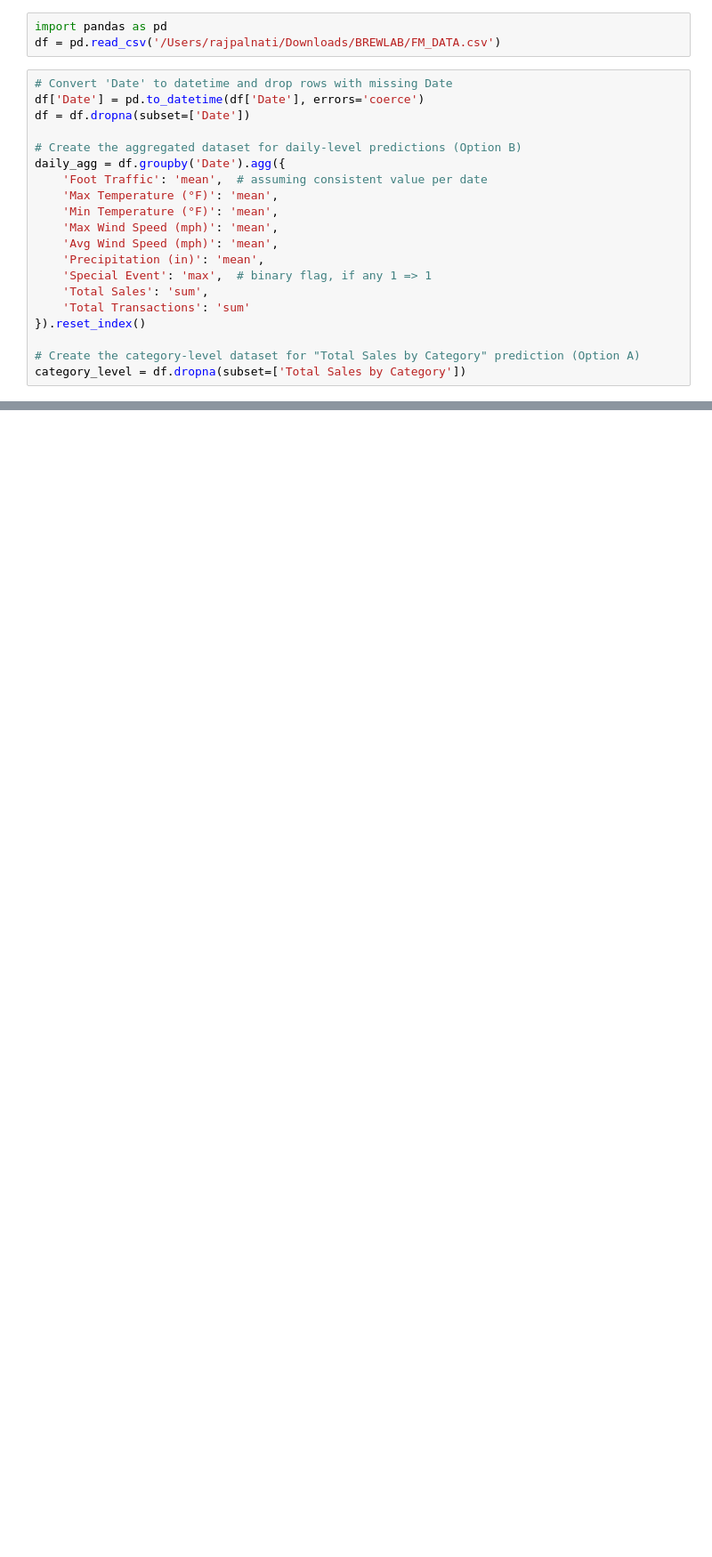
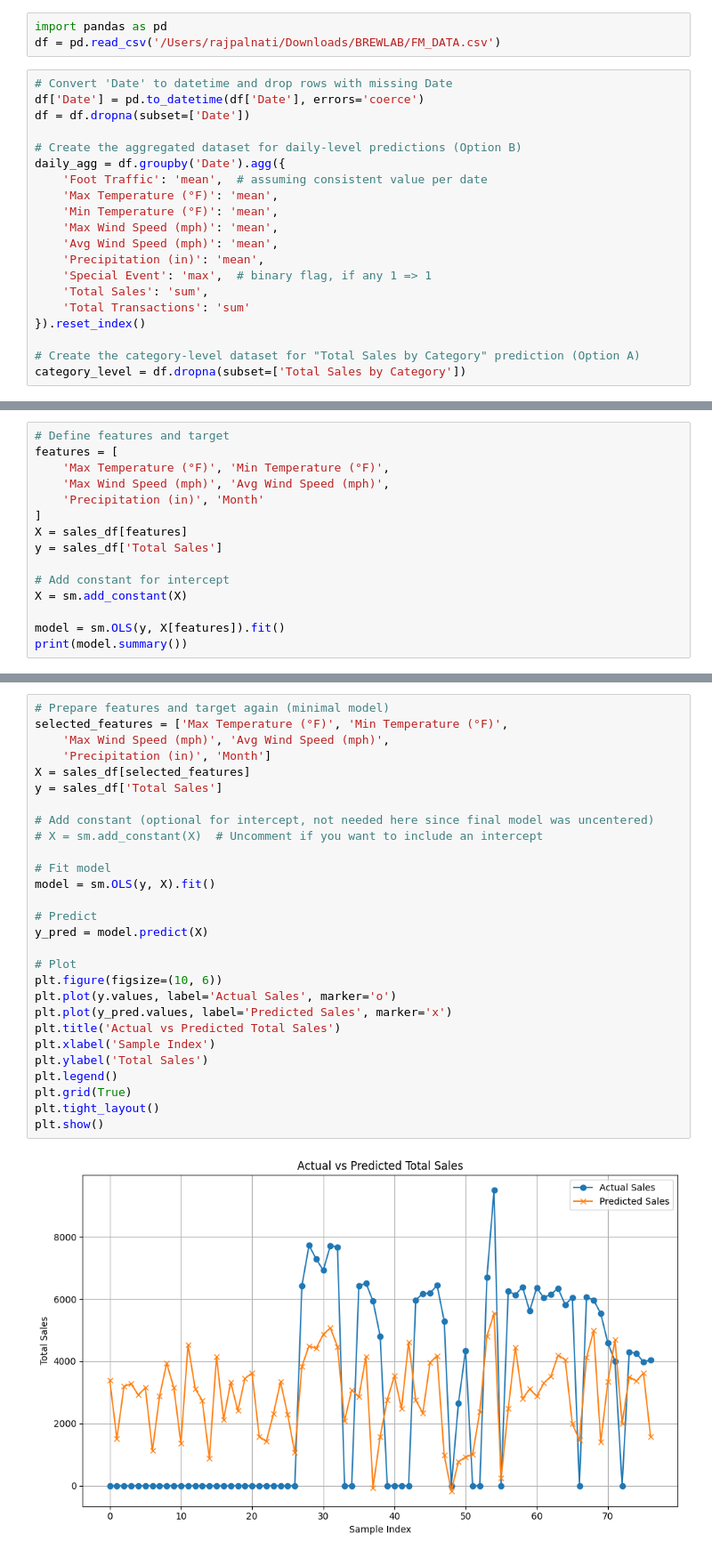
Before and after one commit to ahsang2/ProjectBrewLab, a Jupyter notebook: FM.ipynb, the cells around one changed output, grey strips where cells are left out. Shown at 89% size. Saved outputs shown, nothing was run; the diff lists cells and outputs as text; blank space fills up the shorter version.

```diff
--- a/FM.ipynb
+++ b/FM.ipynb
@@ -262,0 +368,15 @@ plt.show()
+# %%
+# Define features and target
+features = [
+    'Max Temperature (°F)', 'Min Temperature (°F)',
+    'Max Wind Speed (mph)', 'Avg Wind Speed (mph)',
+    'Precipitation (in)', 'Month'
+]
+X = sales_df[features]
+y = sales_df['Total Sales']
+
+# Add constant for intercept
+X = sm.add_constant(X)
+
+model = sm.OLS(y, X[features]).fit()
+print(model.summary())
@@ -262,0 +401,30 @@ plt.show()
+# %%
+# Prepare features and target again (minimal model)
+selected_features = ['Max Temperature (°F)', 'Min Temperature (°F)',
+    'Max Wind Speed (mph)', 'Avg Wind Speed (mph)',
+    'Precipitation (in)', 'Month']
+X = sales_df[selected_features]
+y = sales_df['Total Sales']
+
+# Add constant (optional for intercept, not needed here since final model was uncentered)
+# X = sm.add_constant(X)  # Uncomment if you want to include an intercept
+
+# Fit model
+model = sm.OLS(y, X).fit()
+
+# Predict
+y_pred = model.predict(X)
+
+# Plot
+plt.figure(figsize=(10, 6))
+plt.plot(y.values, label='Actual Sales', marker='o')
+plt.plot(y_pred.values, label='Predicted Sales', marker='x')
+plt.title('Actual vs Predicted Total Sales')
+plt.xlabel('Sample Index')
+plt.ylabel('Total Sales')
+plt.legend()
+plt.grid(True)
+plt.tight_layout()
+plt.show()
+# %% [output]
+[figure, added]
```
Also changed, not shown: parts of 16 cells of this notebook.
